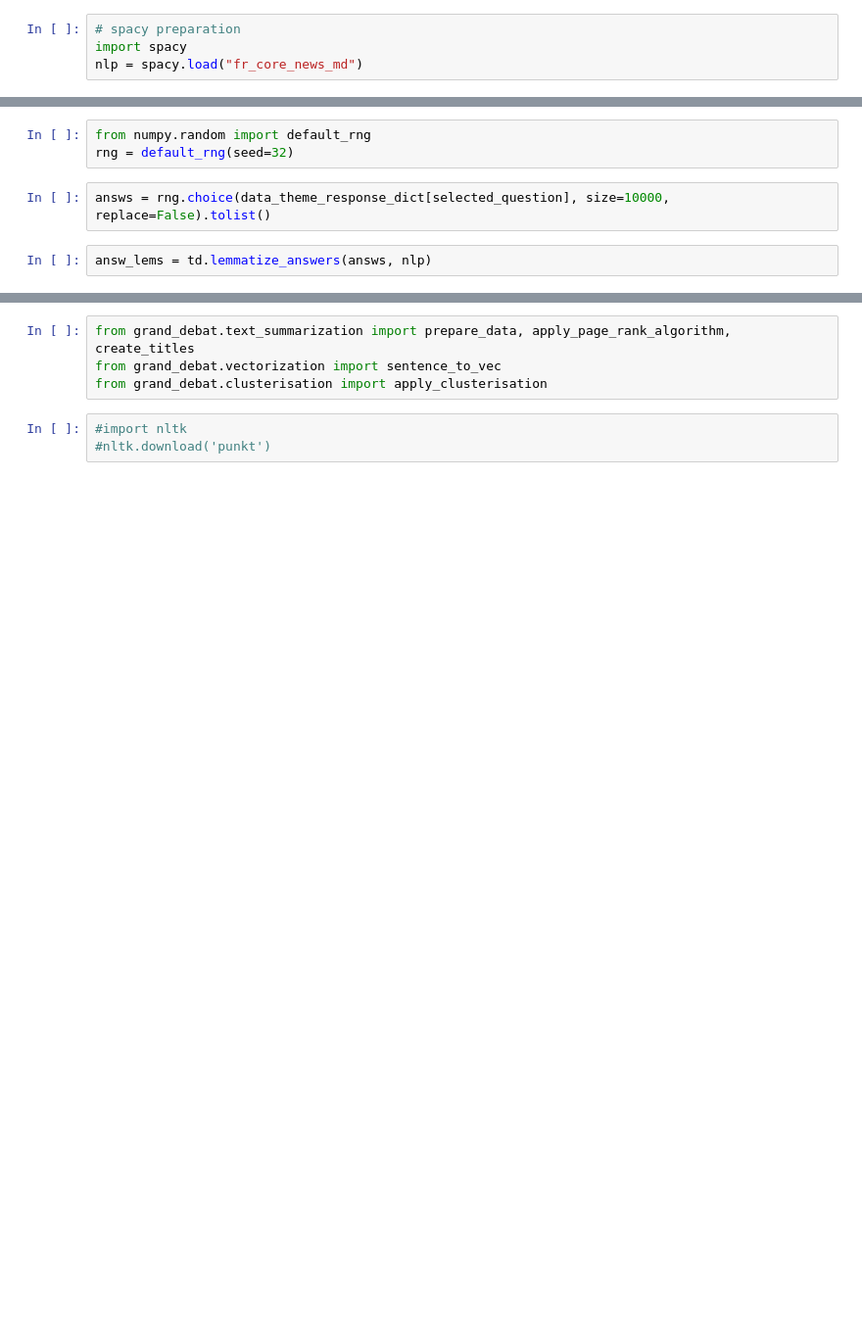
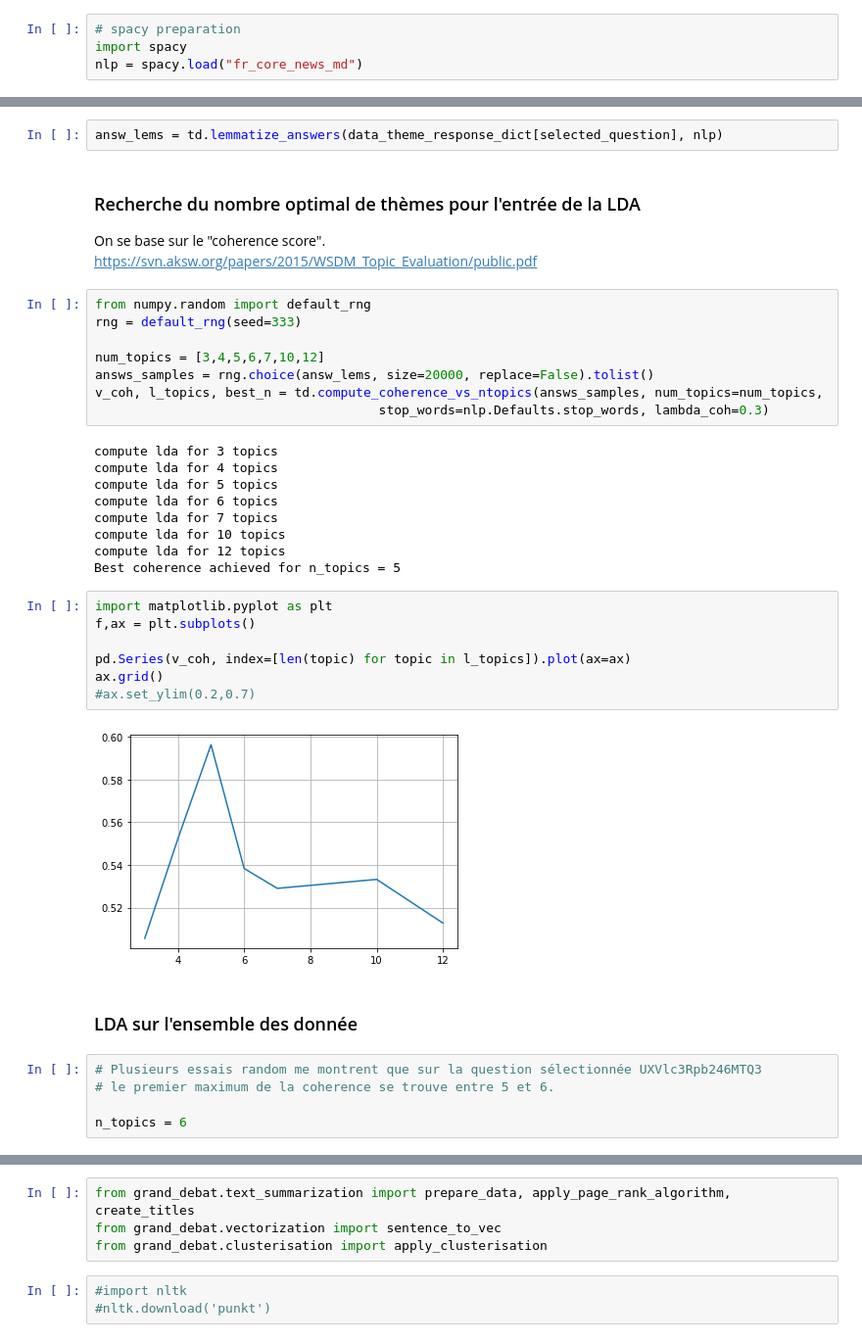
Before and after one commit to baruch11/grand-debat, a Jupyter notebook: grand-debat.ipynb, the cells around one changed output, grey strips where cells are left out. Shown at 98% size. Saved outputs shown, nothing was run; the diff lists cells and outputs as text; blank space fills up the shorter version.

Commit message:
compute number of topics

```diff
--- a/grand-debat.ipynb
+++ b/grand-debat.ipynb
@@ -105,8 +113,41 @@ importlib.reload(td)
-# %%
-from numpy.random import default_rng
-rng = default_rng(seed=32)
-# %%
-answs = rng.choice(data_theme_response_dict[selected_question], size=10000, replace=False).tolist()
 # %%
-answ_lems = td.lemmatize_answers(answs, nlp)
+answ_lems = td.lemmatize_answers(data_theme_response_dict[selected_question], nlp)
+# %% [markdown]
+### Recherche du nombre optimal de thèmes pour l'entrée de la LDA
+
+On se base sur le "coherence score".
+https://svn.aksw.org/papers/2015/WSDM_Topic_Evaluation/public.pdf
+# %%
+from numpy.random import default_rng
+rng = default_rng(seed=333)
+
+num_topics = [3,4,5,6,7,10,12]
+answs_samples = rng.choice(answ_lems, size=20000, replace=False).tolist()
+v_coh, l_topics, best_n = td.compute_coherence_vs_ntopics(answs_samples, num_topics=num_topics,
+                                     stop_words=nlp.Defaults.stop_words, lambda_coh=0.3)
+# %% [output]
+compute lda for 3 topics
+compute lda for 4 topics
+compute lda for 5 topics
+compute lda for 6 topics
+compute lda for 7 topics
+compute lda for 10 topics
+compute lda for 12 topics
+Best coherence achieved for n_topics = 5
+# %%
+import matplotlib.pyplot as plt
+f,ax = plt.subplots()
+
+pd.Series(v_coh, index=[len(topic) for topic in l_topics]).plot(ax=ax)
+ax.grid()
+#ax.set_ylim(0.2,0.7)
+# %% [output]
+[figure, added]
+# %% [markdown]
+### LDA sur l'ensemble des donnée
+# %%
+# Plusieurs essais random me montrent que sur la question sélectionnée UXVlc3Rpb246MTQ3
+# le premier maximum de la coherence se trouve entre 5 et 6.
+
+n_topics = 6
 # %%
```
Also changed, not shown: parts of 15 cells of this notebook, 1 other file.
